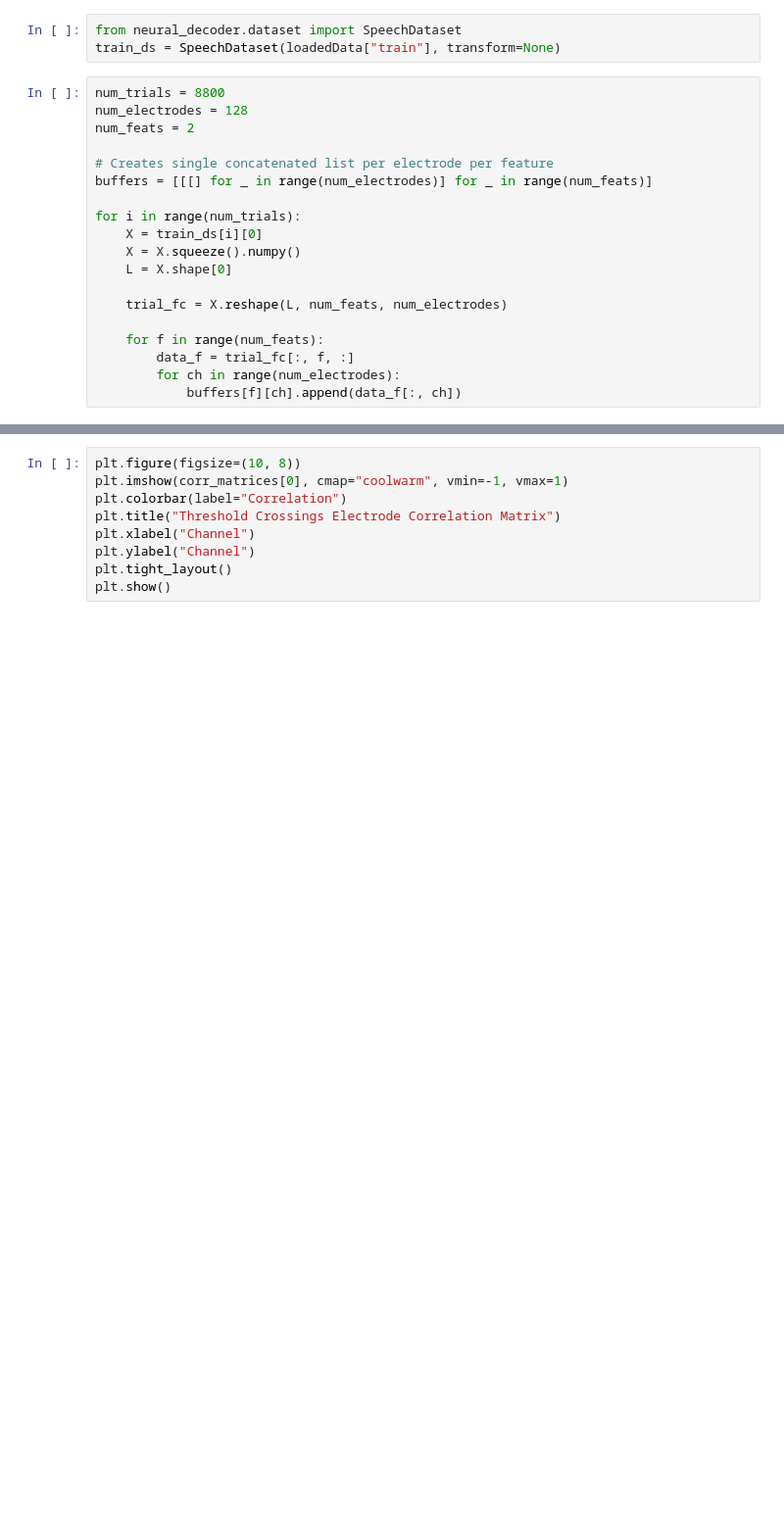
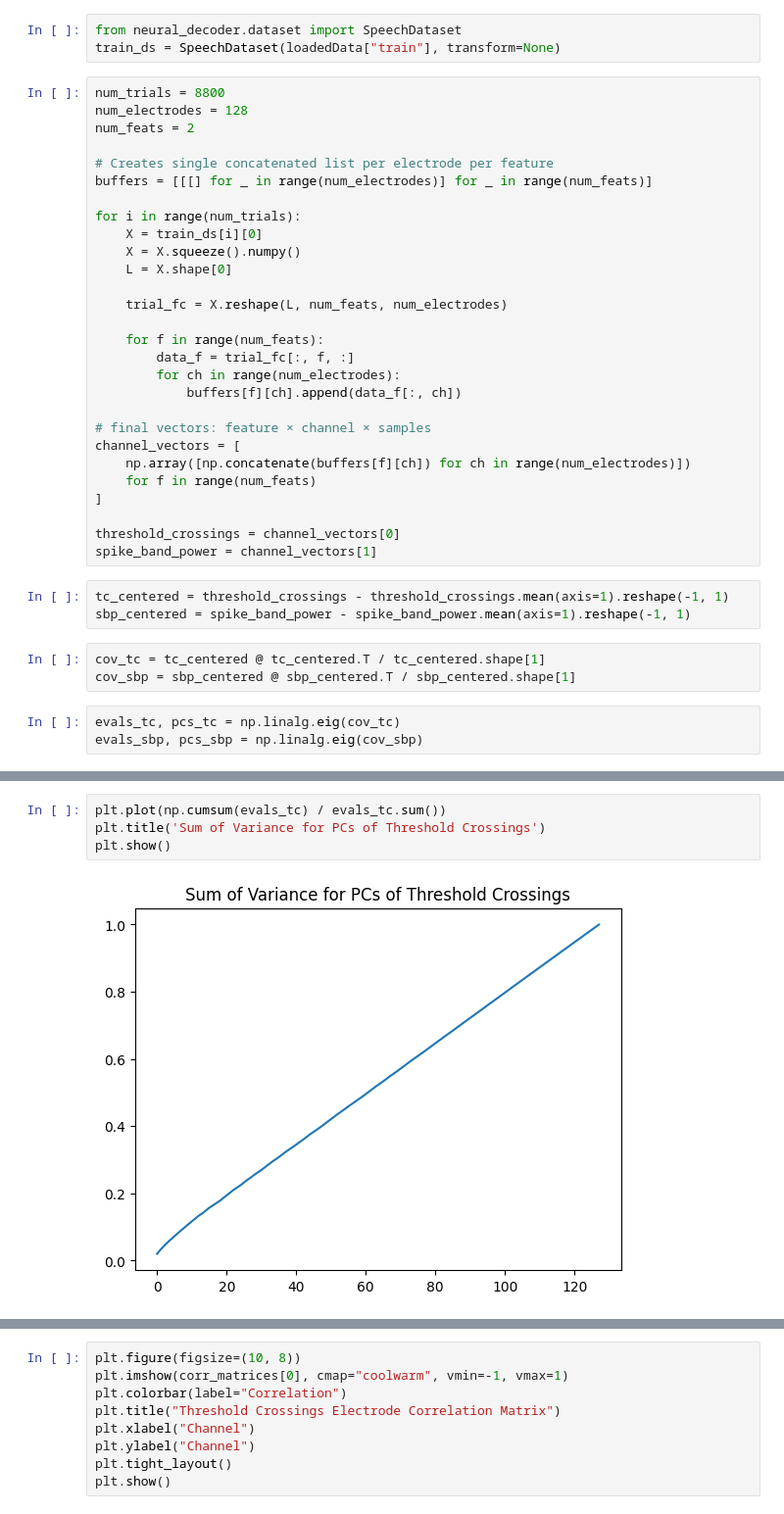
Before and after one commit to davidOplatka/ECE-C143-Project, a Jupyter notebook: notebooks/electrodeCorrelation.ipynb, the cells around one changed output, grey strips where cells are left out. Shown at 98% size. Cells and saved outputs as stored; diff of their text form; blank space fills up the shorter version.

```diff
--- a/notebooks/electrodeCorrelation.ipynb
+++ b/notebooks/electrodeCorrelation.ipynb
@@ -39,3 +39,21 @@ for i in range(num_trials):
         data_f = trial_fc[:, f, :]
         for ch in range(num_electrodes):
             buffers[f][ch].append(data_f[:, ch])
+
+# final vectors: feature × channel × samples
+channel_vectors = [
+    np.array([np.concatenate(buffers[f][ch]) for ch in range(num_electrodes)])
+    for f in range(num_feats)
+]
+
+threshold_crossings = channel_vectors[0]
+spike_band_power = channel_vectors[1]
+# %%
+tc_centered = threshold_crossings - threshold_crossings.mean(axis=1).reshape(-1, 1)
+sbp_centered = spike_band_power - spike_band_power.mean(axis=1).reshape(-1, 1)
+# %%
+cov_tc = tc_centered @ tc_centered.T / tc_centered.shape[1]
+cov_sbp = sbp_centered @ sbp_centered.T / sbp_centered.shape[1]
+# %%
+evals_tc, pcs_tc = np.linalg.eig(cov_tc)
+evals_sbp, pcs_sbp = np.linalg.eig(cov_sbp)
@@ -41,0 +70,6 @@ for i in range(num_trials):
+# %%
+plt.plot(np.cumsum(evals_tc) / evals_tc.sum())
+plt.title('Sum of Variance for PCs of Threshold Crossings')
+plt.show()
+# %% [output]
+[figure, added]
```
Also changed, not shown: parts of 4 cells of this notebook, 2 other files.
